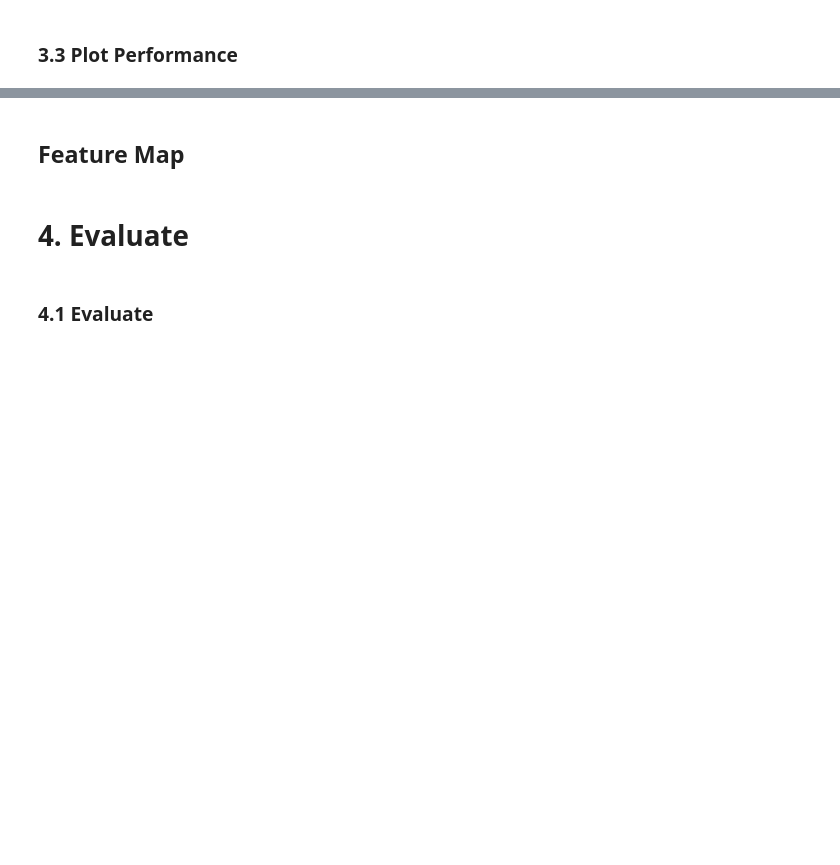
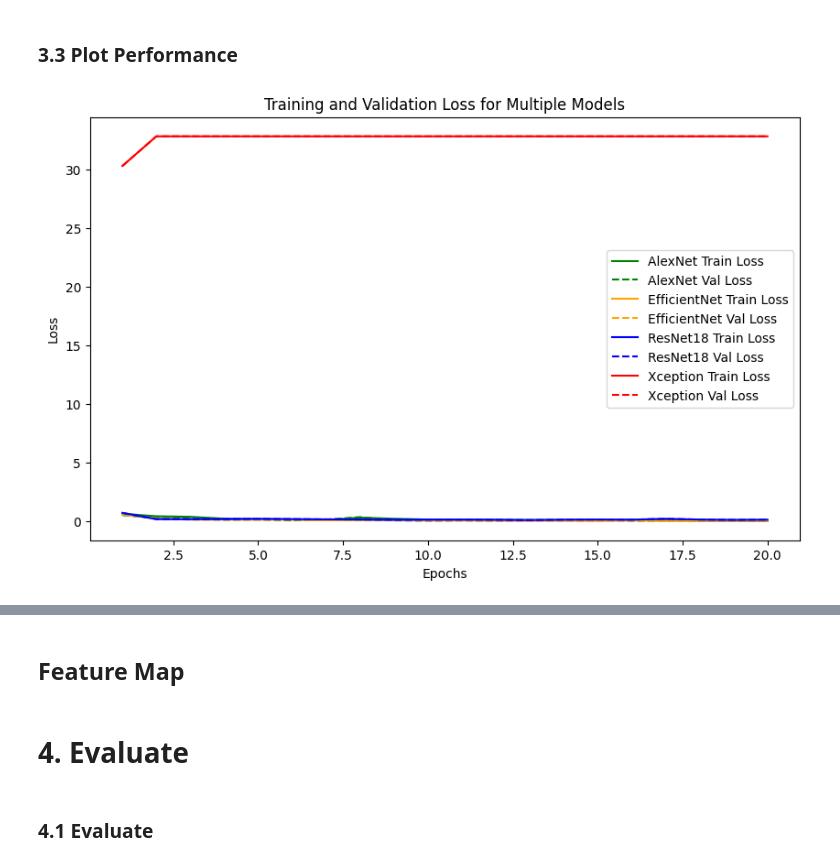
Before and after one commit to RojanoLab/KudzuDetection, a Jupyter notebook: 3.DeepCNNImageClassifier_pytorch.ipynb, the cells around one changed output, grey strips where cells are left out. Drawn from its saved outputs; the diff is of its cells as text; code cells hidden in the pictures; blank space fills up the shorter version.

```diff
--- a/3.DeepCNNImageClassifier_pytorch.ipynb
+++ b/3.DeepCNNImageClassifier_pytorch.ipynb
@@ -763,5 +777,5 @@ times['Xception'] = xception_time
 # %%
-resnet50 = ResNet50().to(device)
-optimizer_RN = torch.optim.Adam(resnet50.parameters(), lr=0.001)
-trained_resnet50, resnet50_time, resnet50_train_loss, resnet50_train_acc, resnet50_val_loss, resnet50_val_acc = train_model(resnet50, train_loader, val_loader, criterion, optimizer_RN, epochs=20)
-times['ResNet-50'] = resnet50_time
+resnet18 = ResNet18().to(device)
+optimizer_RN = torch.optim.Adam(resnet18.parameters(), lr=0.001)
+trained_resnet18, resnet18_time, resnet18_train_loss, resnet18_train_acc, resnet18_val_loss, resnet18_val_acc = train_model(resnet18, train_loader, val_loader, criterion, optimizer_RN, epochs=20)
+times['ResNet-50'] = resnet18_time
@@ -777,22 +814,39 @@ writer.close()
 # %% [markdown]
 ### 3.3 Plot Performance
 # %%
-def plot_multiple_models_loss(train_losses, val_losses, model_names):
-    epochs = range(1, len(train_losses[0]) + 1)
+def plot_multiple_models(train, val, plot_type, model_names):
+    epochs = range(1, len(train[0]) + 1)
+
+    colors = {
+        'AlexNet': 'green',
+        'EfficientNet': 'orange',
+        'Xception': 'red',
+        'ResNet18': 'blue'
+    }
 
     # Create a figure for comparing loss values
     plt.figure(figsize=(10, 6))
 
     # Plot training and validation loss for each model
     for i, model_name in enumerate(model_names):
-        plt.plot(epochs, train_losses[i], label=f'{model_name} Train Loss')
-        plt.plot(epochs, val_losses[i], '--', label=f'{model_name} Val Loss')
+        color = colors.get(model_name, 'black')  # Use black as default if the model name is not found
+        plt.plot(epochs, train[i], color=color,label=f'{model_name} Train {plot_type}')
+        plt.plot(epochs, val[i], '--', color=color,label=f'{model_name} Val {plot_type}')
 
-    plt.title('Training and Validation Loss for Multiple Models')
+    plt.title(f'Training and Validation {plot_type} for Multiple Models')
     plt.xlabel('Epochs')
-    plt.ylabel('Loss')
+    plt.ylabel(plot_type)
     plt.legend()
     plt.show()
-
-
-plot_performance(train_loss_history, train_acc_history, val_loss_history, val_acc_history)
+# %%
+# Collect training and validation losses into lists
+train_losses = [alexnet_train_loss, efficientnet_train_loss, resnet18_train_loss, xception_train_loss ]
+val_losses = [alexnet_val_loss, efficientnet_train_loss, resnet18_train_loss, xception_train_loss ]
+
+# Model names for plotting
+model_names = ['AlexNet', 'EfficientNet', 'ResNet18', 'Xception', ]
+
+# Plot loss comparison
+plot_multiple_models(train_losses, val_losses, 'Loss', model_names)
+# %% [output]
+[figure, added]
```
Also changed, not shown: parts of 24 cells of this notebook.
